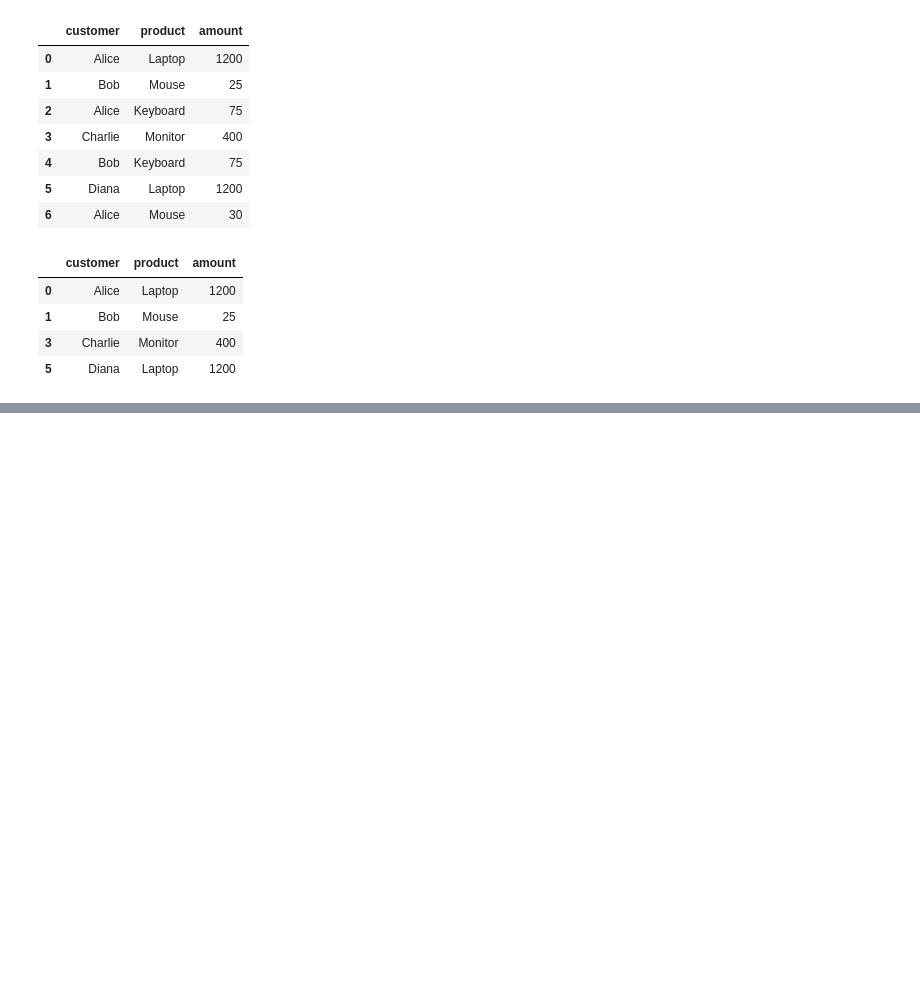
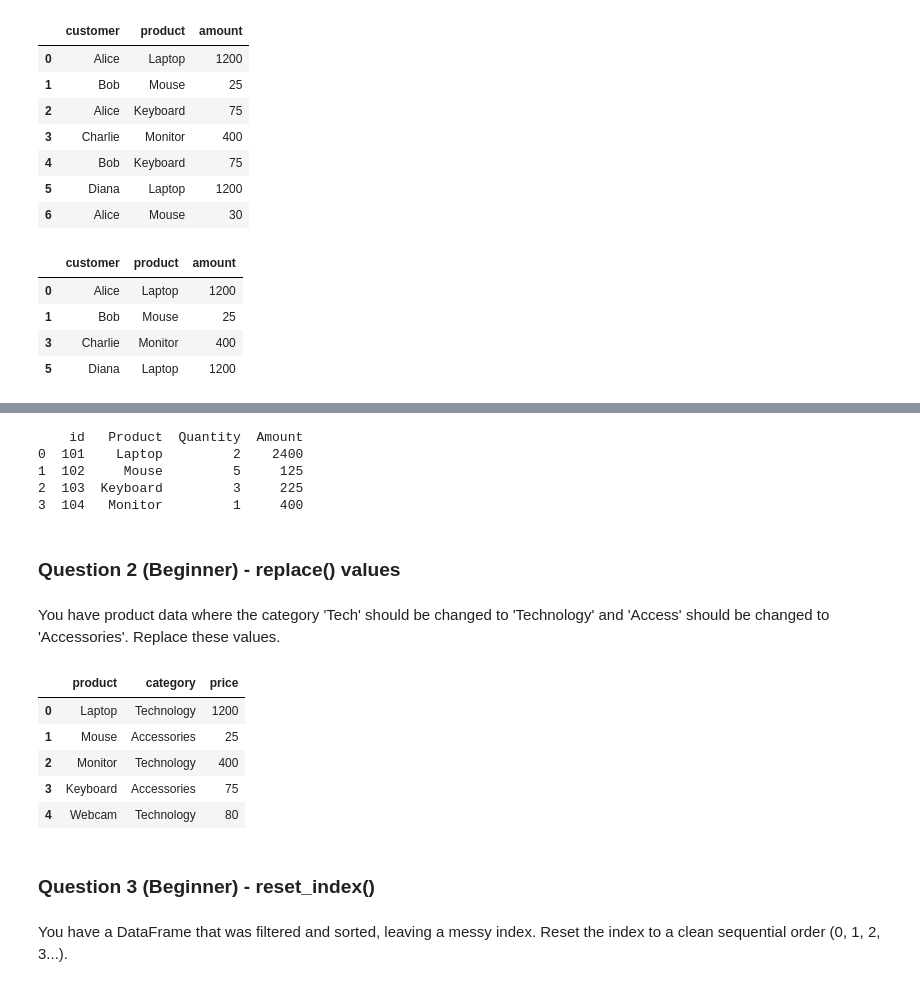
Before and after one commit to blu3-bird/Pandas-and-Numpy, a Jupyter notebook: Revision/practiceExercise.ipynb, the cells around one changed output, grey strips where cells are left out. Drawn from its saved outputs; the diff is of its cells as text; code cells hidden in the pictures; blank space fills up the shorter version.

```diff
--- a/Revision/practiceExercise.ipynb
+++ b/Revision/practiceExercise.ipynb
@@ -325,0 +348,40 @@ transactions.drop_duplicates('customer', keep='first')
+# %%
+orders = orders.rename(columns={
+    'prod' : 'Product',
+    'qty': 'Quantity',
+    'amt':'Amount'
+})
+print(orders)
+# %% [output]
+    id   Product  Quantity  Amount
+0  101    Laptop         2    2400
+1  102     Mouse         5     125
+2  103  Keyboard         3     225
+3  104   Monitor         1     400
+# %% [markdown]
+
+### Question 2 (Beginner) - replace() values
+# %% [markdown]
+You have product data where the category 'Tech' should be changed to 'Technology' and 'Access' should be changed to 'Accessories'. Replace these values.
+# %%
+products = pd.DataFrame({
+    'product': ['Laptop', 'Mouse', 'Monitor', 'Keyboard', 'Webcam'],
+    'category': ['Tech', 'Access', 'Tech', 'Access', 'Tech'],
+    'price': [1200, 25, 400, 75, 80]
+})
+# %%
+products.replace({
+    'Tech' : 'Technology',
+    'Access' : 'Accessories'
+})
+# %% [output]
+|  | product | category | price |
+| 0 | Laptop | Technology | 1200 |
+| 1 | Mouse | Accessories | 25 |
+| 2 | Monitor | Technology | 400 |
+| 3 | Keyboard | Accessories | 75 |
+| 4 | Webcam | Technology | 80 |
+# %% [markdown]
+ ### Question 3 (Beginner) - reset_index()
+# %% [markdown]
+You have a DataFrame that was filtered and sorted, leaving a messy index. Reset the index to a clean sequential order (0, 1, 2, 3...).
```
Also changed, not shown: parts of 31 cells of this notebook.
